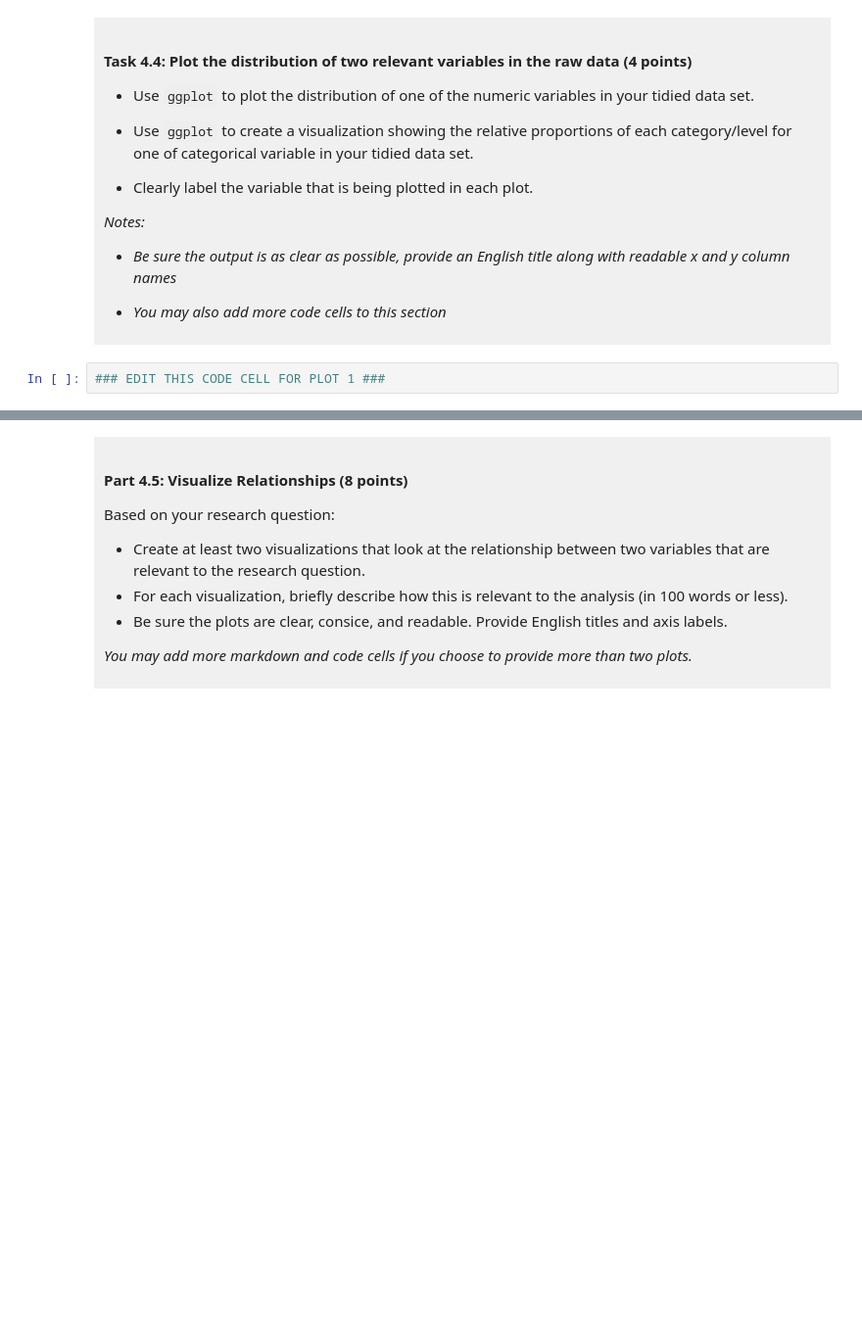
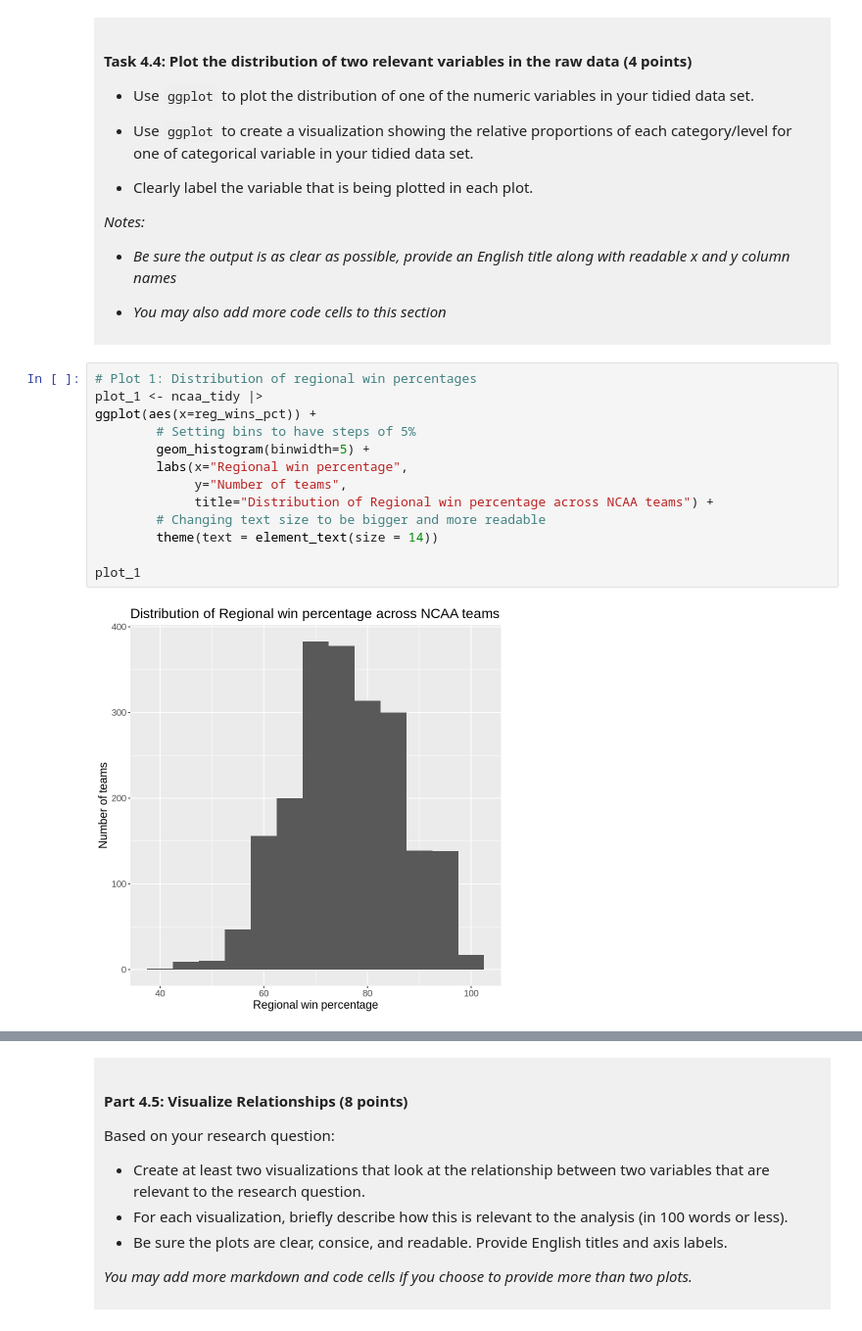
Before and after one commit to laratperez/dsci-100-project-lara-perez, a Jupyter notebook: dsci-100-project-notebook.ipynb, the cells around one changed output, grey strips where cells are left out. Shown at 98% size. Saved outputs shown, nothing was run; the diff lists cells and outputs as text; blank space fills up the shorter version.

```diff
--- a/dsci-100-project-notebook.ipynb
+++ b/dsci-100-project-notebook.ipynb
@@ -380,5 +389,18 @@ A tibble: 7 × 2
 
 </div>
 # %%
-### EDIT THIS CODE CELL FOR PLOT 1 ###
+# Plot 1: Distribution of regional win percentages
+plot_1 <- ncaa_tidy |>
+ggplot(aes(x=reg_wins_pct)) +
+        # Setting bins to have steps of 5%
+        geom_histogram(binwidth=5) +
+        labs(x="Regional win percentage",
+             y="Number of teams",
+             title="Distribution of Regional win percentage across NCAA teams") +
+        # Changing text size to be bigger and more readable
+        theme(text = element_text(size = 14))
+
+plot_1
+# %% [output]
+[figure, added]
 # %%
```
Also changed, not shown: parts of 9 cells of this notebook.
